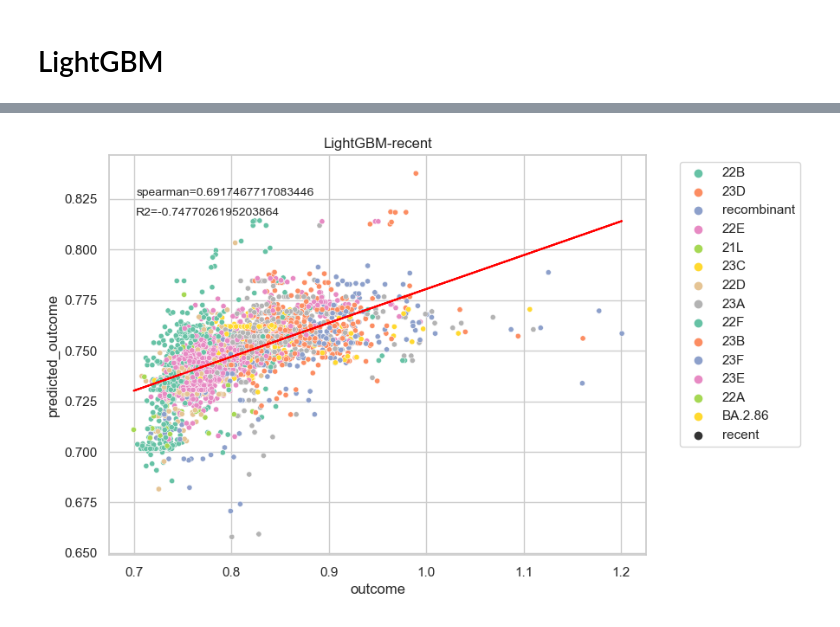
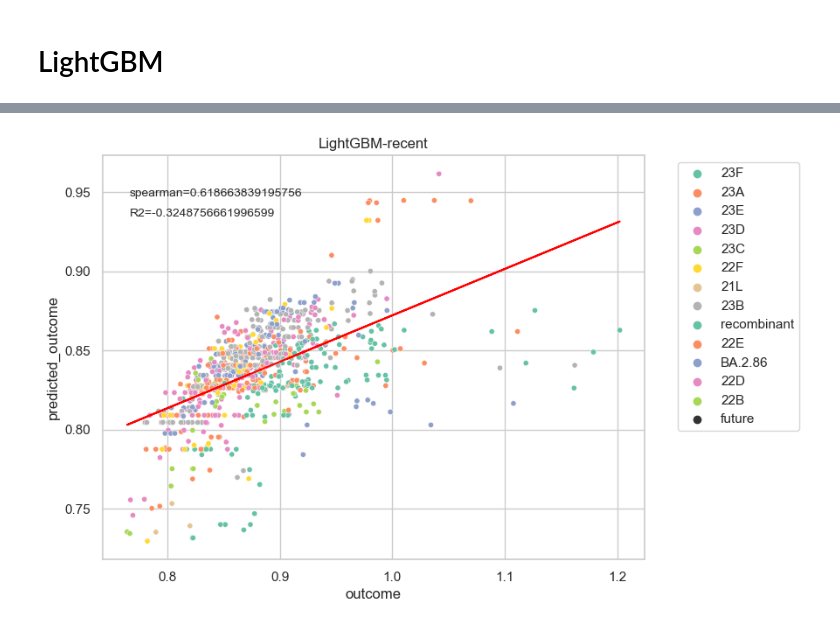
Before and after one commit to TheSatoLab/CoVFit, a Jupyter notebook: Non-deep-learning Methods/ml_viral_fitness.ipynb, the cells around one changed output, grey strips where cells are left out. Cells and saved outputs as stored; diff of their text form; code cells hidden in the pictures.

```diff
--- a/Non-deep-learning Methods/ml_viral_fitness.ipynb
+++ b/Non-deep-learning Methods/ml_viral_fitness.ipynb
@@ -213,10 +212,10 @@ train_features
 # %%
 # Define the parameter space for random forest
 param_space = {
-    'n_estimators': Integer(200, 2000),
+    'n_estimators': Integer(500, 1000),
     'max_depth': Categorical([10, 20, 30, None]),
     'max_features': Categorical(['sqrt', 'log2', None]),
-    'min_samples_split': Integer(2, 20),
+    'min_samples_split': Integer(5, 20),
     'min_samples_leaf': Integer(1, 4),
     'bootstrap': Categorical([True, False])
     }
@@ -336,9 +309,9 @@ plt.show()
 # LASSO
 # %%
 param_space = {
-    'alpha': Real(1e-7, 1e-4, prior="log-uniform"),
-    'max_iter': Integer(10000, 12000),
-    'tol': Real(1e-7, 1e-5, prior="log-uniform"),
+    'alpha': Real(1e-5, 1e-3, prior="log-uniform"),
+    'max_iter': Integer(8000, 10000),
+    'tol': Real(1e-5, 1e-3, prior="log-uniform"),
     'selection': Categorical(["cyclic", "random"])
     }
 
@@ -347,7 +320,7 @@ lasso = linear_model.Lasso()
 bayes_search = BayesSearchCV(
         lasso,
         param_space,
-        n_iter=20,  # Number of parameter settings that are sampled
+        n_iter=30,  # Number of parameter settings that are sampled
         scoring='r2',  # Metric to optimize
         n_jobs=-1,  # Number of jobs to run in parallel
         random_state=42
@@ -465,11 +410,11 @@ test_plus_recent_features_nd = np.array(test_plus_recent_features)
 param_space = {
     'max_depth': Integer(30, 50),
     'learning_rate': Real(0.1, 0.4),
-    'n_estimators': Integer(500, 1000),
+    'n_estimators': Integer(800, 1000),
     'min_child_weight': Integer(1, 10),
     'reg_alpha': Real(1e-6, 1e-4),
-    'num_leaves': Integer(20, 50),
-    'reg_lambda': Real(0, 10)
+    'reg_lambda': Real(0, 10),
+    'force_row_wise': [True],
     }
 
 lgbr = LGBMRegressor()
@@ -477,7 +422,7 @@ lgbr = LGBMRegressor()
 opt = BayesSearchCV(
     lgbr,
     param_space,
-    n_iter=20,  # Number of iteration times
+    n_iter=30,  # Number of iteration times
     scoring='r2',  # Metric to optimize
     n_jobs=-1,  # Number of jobs to run in parallel
     random_state=42
@@ -508,24 +453 @@ file_name = 'cat_df_fitness_2_prediction_lgb.csv'
 test_recent_df_lgb.to_csv(file_name, index=False)
-# %%
-prediction_df_test = prediction_df_lgb[prediction_df_lgb['data_class'] == "test"]
-
-sns.set(style="whitegrid")
-plt.figure(figsize=(8, 6))
-sns.scatterplot(data=prediction_df_test, y='predicted_outcome', x='outcome', hue=prediction_df_test.index, palette='Set2', style = "data_class", s=20)
-plt.legend(bbox_to_anchor=(1.05, 1), loc='upper left')
-
-r2 = r2_score(prediction_df_test["outcome"], prediction_df_test["predicted_outcome"])
-plt.annotate("R2={}".format(r2), xy=(0.05,0.85), xycoords="axes fraction", fontsize=10)
-spearman=prediction_df_test["outcome"].corr(prediction_df_test["predicted_outcome"], method="spearman")
-plt.annotate("spearman={}".format(spearman), xy=(0.05,0.9), xycoords="axes fraction", fontsize=10)
-plt.title("LightGBM-test")
-
-labels = prediction_df_test["outcome"].tolist()
-predictions = prediction_df_test["predicted_outcome"].tolist()
-X = [[label] for label in labels]
-Y = [[prediction] for prediction in predictions]
-reg = LinearRegression().fit(X, Y)
-intercept = reg.intercept_[0]
-slope = reg.coef_[0][0]
-plt.plot(labels, [slope*label+intercept for label in labels], color="red")
-plt.show()
@@ -558,25 +478,25 @@ plt.show()
 # %%
-prediction_df_recent = prediction_df_lgb[prediction_df_lgb['data_class'] == "recent"]
+prediction_df_recent = prediction_df_lgb[prediction_df_lgb['data_class'] == "future"]
 
 sns.set(style="whitegrid")
 plt.figure(figsize=(8, 6))
 sns.scatterplot(data=prediction_df_recent, y='predicted_outcome', x='outcome', hue=prediction_df_recent.index, palette='Set2', style = "data_class", s=20)
 plt.legend(bbox_to_anchor=(1.05, 1), loc='upper left')
 
 r2 = r2_score(prediction_df_recent["outcome"], prediction_df_recent["predicted_outcome"])
 plt.annotate("R2={}".format(r2), xy=(0.05,0.85), xycoords="axes fraction", fontsize=10)
 spearman=prediction_df_recent["outcome"].corr(prediction_df_recent["predicted_outcome"], method="spearman")
 plt.annotate("spearman={}".format(spearman), xy=(0.05,0.9), xycoords="axes fraction", fontsize=10)
 plt.title("LightGBM-recent")
 
 labels = prediction_df_recent["outcome"].tolist()
 predictions = prediction_df_recent["predicted_outcome"].tolist()
 X = [[label] for label in labels]
 Y = [[prediction] for prediction in predictions]
 reg = LinearRegression().fit(X, Y)
 intercept = reg.intercept_[0]
 slope = reg.coef_[0][0]
 plt.plot(labels, [slope*label+intercept for label in labels], color="red")
 plt.show()
 # %% [output]
-[figure, old version]
+[figure, new version]
```
Also changed, not shown: parts of 24 cells of this notebook, 15 other files.
